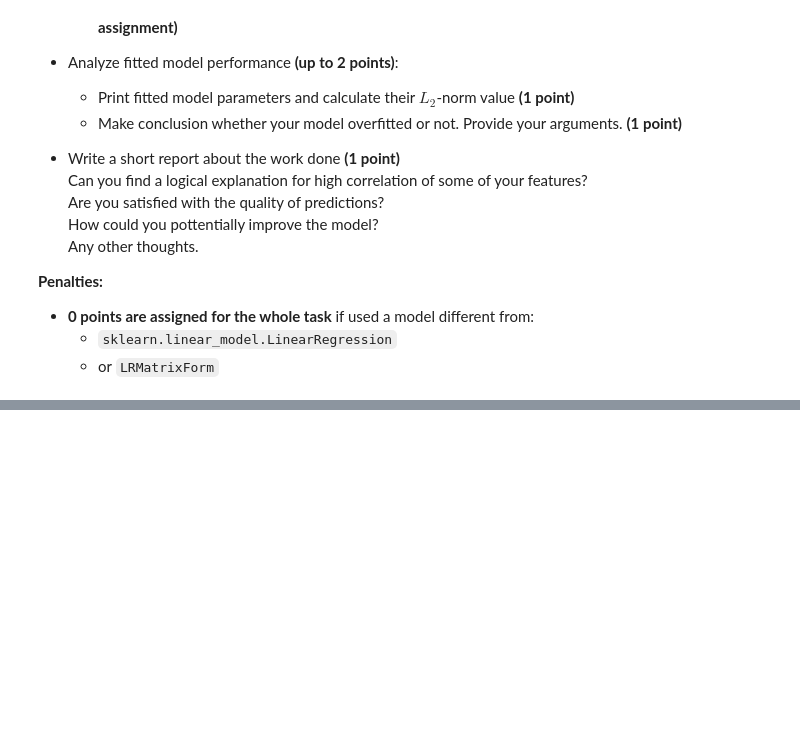
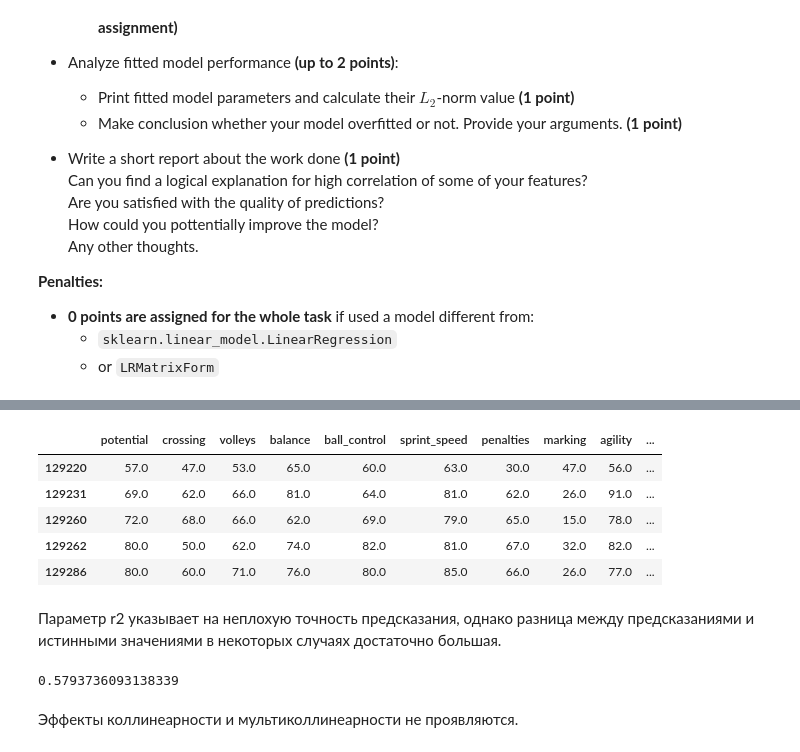
Before and after one commit to kri1mka/ml-intro, a Jupyter notebook: 3_linear_regression/linear_regression.ipynb, the cells around one changed output, grey strips where cells are left out. Drawn from its saved outputs; the diff is of its cells as text; code cells hidden in the pictures; blank space fills up the shorter version.

Commit message:
Updated [Task 3] Linear Regularization

```diff
--- a/3_linear_regression/linear_regression.ipynb
+++ b/3_linear_regression/linear_regression.ipynb
@@ -1520,0 +1700,6 @@ Steps you need to follow:
+# %%
+model = LinearRegression(fit_intercept=True)
+m = fit_and_evaluate(model, x_train, y_train, x_test, y_test)
+display(m)
+print(f'intercept: {model.intercept_}')
+print(f'coef: {model.coef_.tolist()}')
@@ -1520,0 +1712,20 @@ Steps you need to follow:
+# %%
+check = x_test.head().copy()
+check[target] = y_test.head()
+check['predictions'] = model.predict(check[features])
+check
+# %% [output]
+|  | potential | crossing | volleys | balance | ball_control | sprint_speed | penalties | marking | agility | ... |
+| 129220 | 57.0 | 47.0 | 53.0 | 65.0 | 60.0 | 63.0 | 30.0 | 47.0 | 56.0 | ... |
+| 129231 | 69.0 | 62.0 | 66.0 | 81.0 | 64.0 | 81.0 | 62.0 | 26.0 | 91.0 | ... |
+| 129260 | 72.0 | 68.0 | 66.0 | 62.0 | 69.0 | 79.0 | 65.0 | 15.0 | 78.0 | ... |
+| 129262 | 80.0 | 50.0 | 62.0 | 74.0 | 82.0 | 81.0 | 67.0 | 32.0 | 82.0 | ... |
+| 129286 | 80.0 | 60.0 | 71.0 | 76.0 | 80.0 | 85.0 | 66.0 | 26.0 | 77.0 | ... |
+# %% [markdown]
+Параметр r2 указывает на неплохую точность предсказания, однако разница между предсказаниями и истинными значениями в некоторых случаях достаточно большая.
+# %%
+l2_norm(model.coef_)
+# %% [output]
+0.5793736093138339
+# %% [markdown]
+Эффекты коллинеарности и мультиколлинеарности не проявляются.
```
Also changed, not shown: parts of 39 cells of this notebook.
